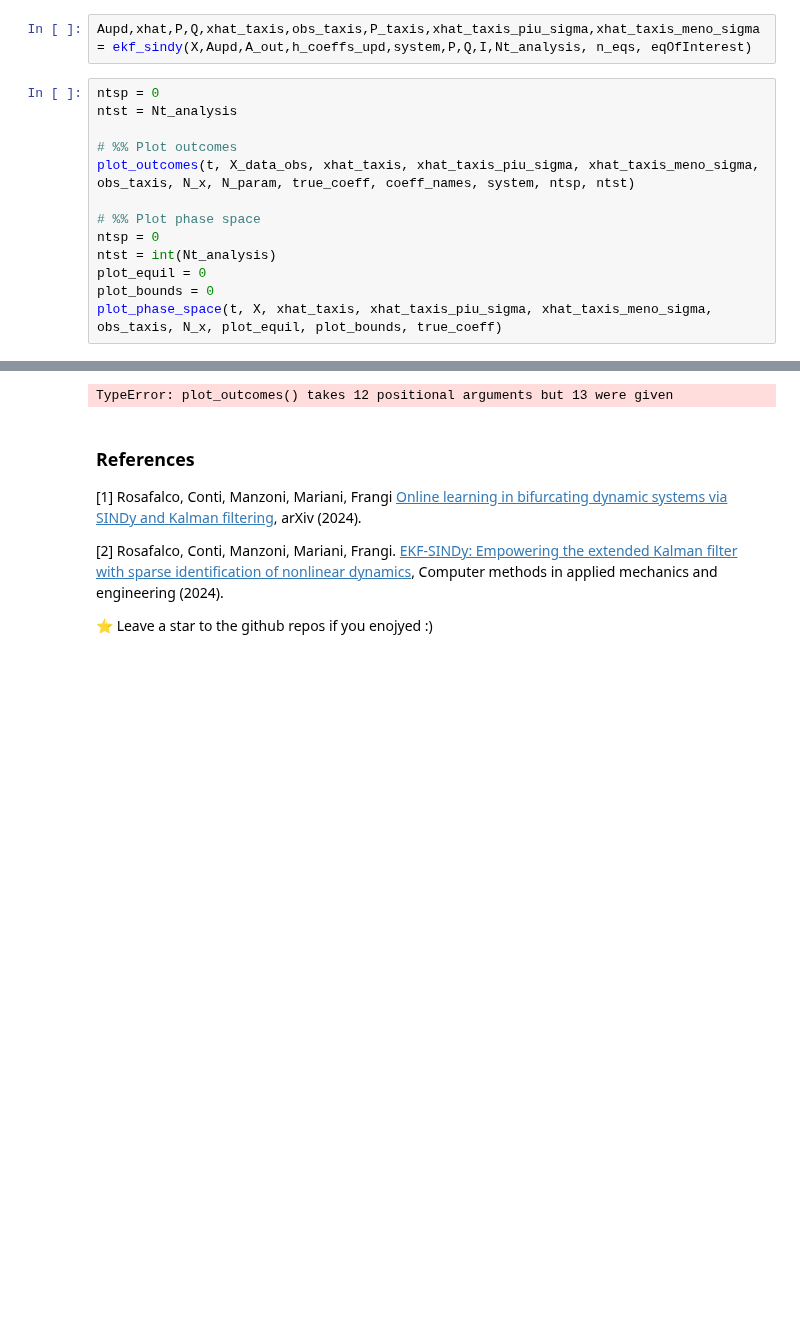
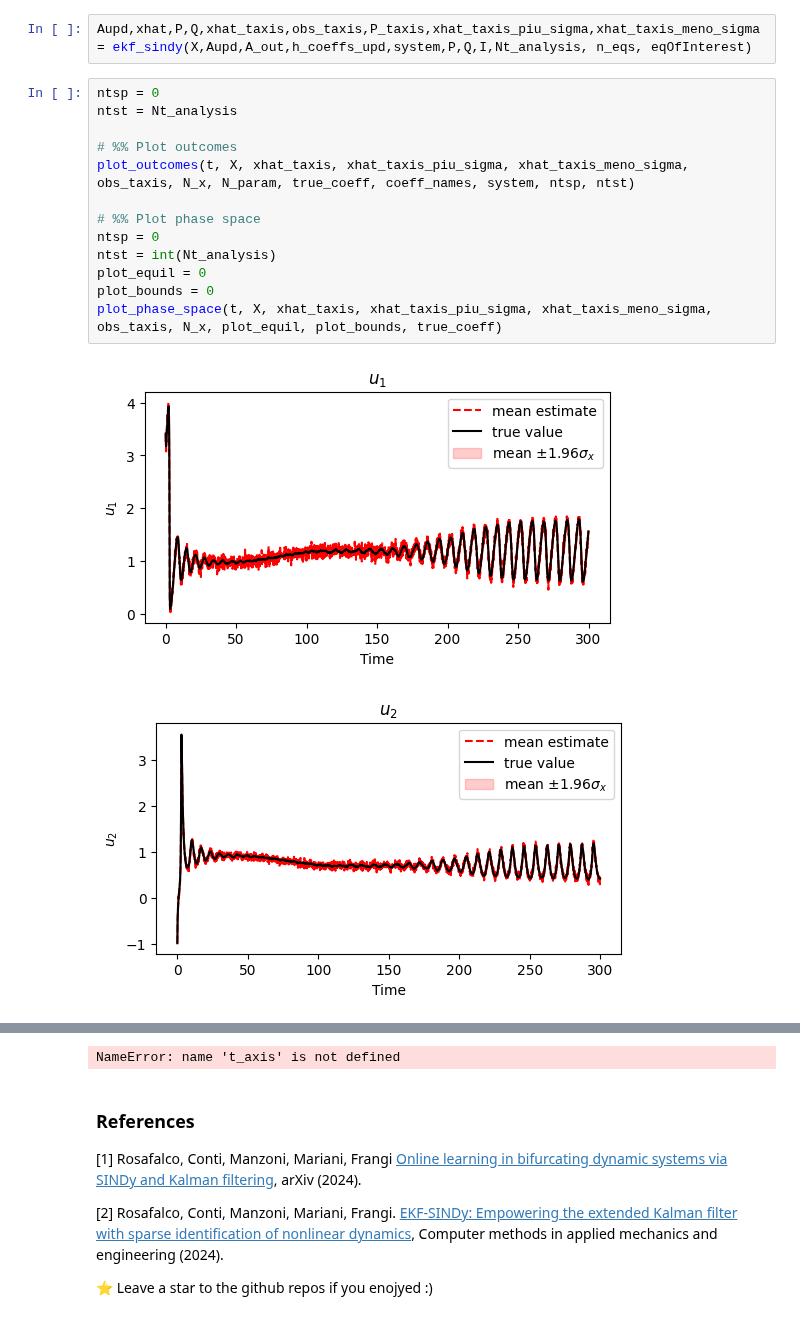
Before and after one commit to ContiPaolo/EKF-SINDy, a Jupyter notebook: SelkovModel_OnlineLearning.ipynb, the cells around one changed output, grey strips where cells are left out. Cells and saved outputs as stored; diff of their text form; blank space fills up the shorter version.

```diff
--- a/SelkovModel_OnlineLearning.ipynb
+++ b/SelkovModel_OnlineLearning.ipynb
@@ -441,14 +441,16 @@ Aupd,xhat,P,Q,xhat_taxis,obs_taxis,P_taxis,xhat_taxis_piu_sigma,xhat_taxis_meno_
 # %%
 ntsp = 0
 ntst = Nt_analysis
 
 # %% Plot outcomes
-plot_outcomes(t, X_data_obs, xhat_taxis, xhat_taxis_piu_sigma, xhat_taxis_meno_sigma, obs_taxis, N_x, N_param, true_coeff, coeff_names, system, ntsp, ntst)
+plot_outcomes(t, X, xhat_taxis, xhat_taxis_piu_sigma, xhat_taxis_meno_sigma, obs_taxis, N_x, N_param, true_coeff, coeff_names, system, ntsp, ntst)
 
 # %% Plot phase space
 ntsp = 0
 ntst = int(Nt_analysis)
 plot_equil = 0
 plot_bounds = 0
 plot_phase_space(t, X, xhat_taxis, xhat_taxis_piu_sigma, xhat_taxis_meno_sigma, obs_taxis, N_x, plot_equil, plot_bounds, true_coeff)
 # %% [output]
+[figure, added]
+[figure, added]
@@ -455,4 +464,4 @@ plot_phase_space(t, X, xhat_taxis, xhat_taxis_piu_sigma, xhat_taxis_meno_sigma,
-TypeError: plot_outcomes() takes 12 positional arguments but 13 were given
+NameError: name 't_axis' is not defined
 # %% [markdown]
 ### **References**
 
```
Also changed, not shown: parts of 1 cell of this notebook.
